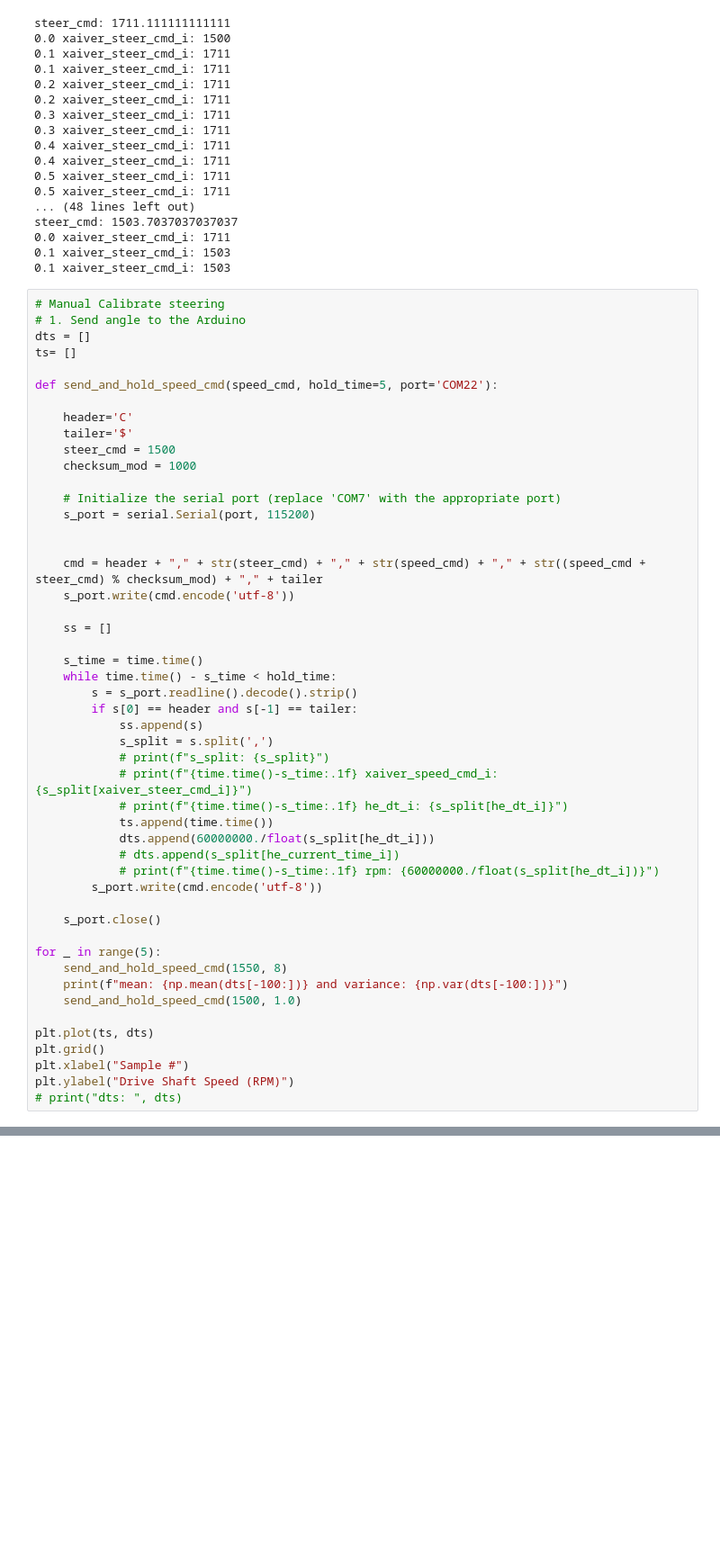
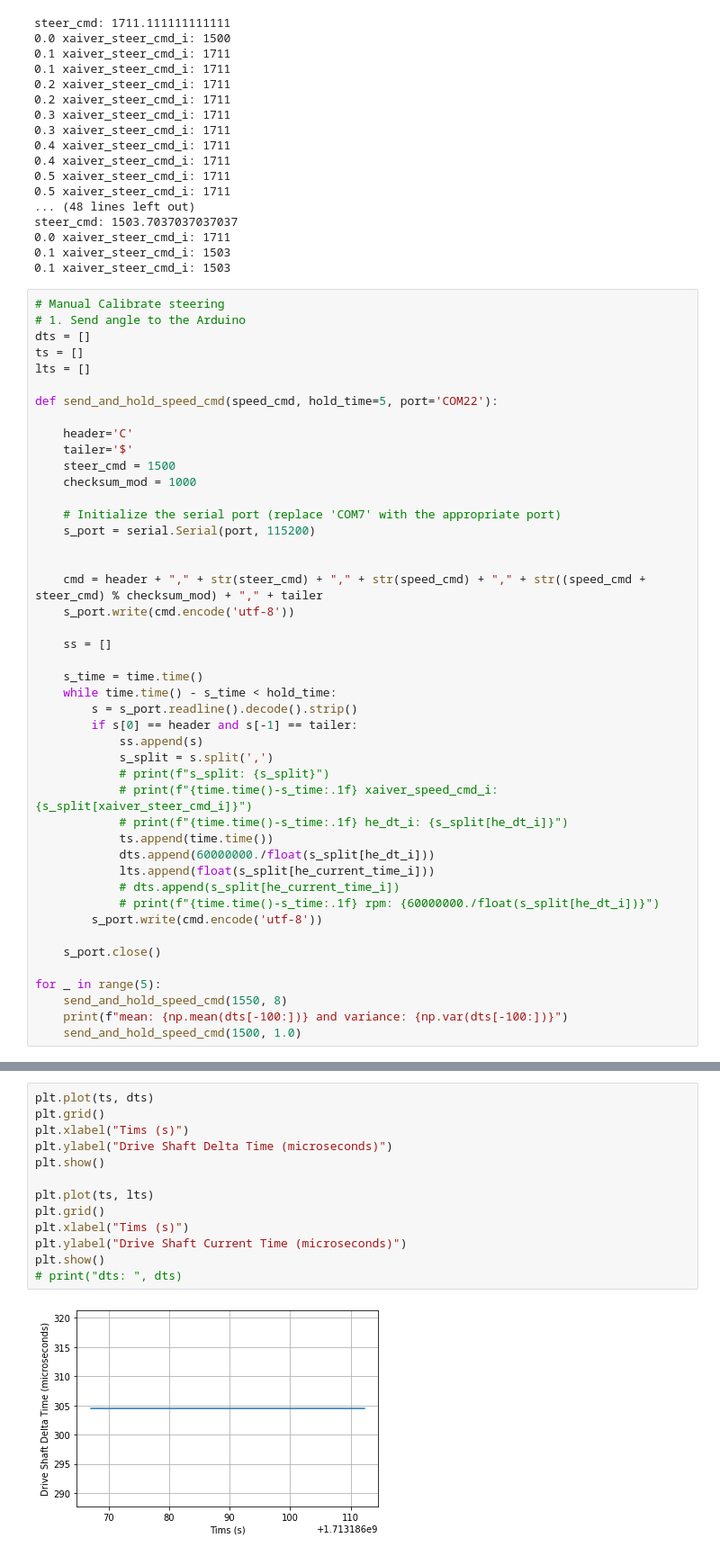
Before and after one commit to smithan7/not-so-dumb-rc-car, a Jupyter notebook: AutonomousCar/code/benchtop_calibration_code.ipynb, the cells around one changed output, grey strips where cells are left out. Shown at 90% size. Saved outputs shown, nothing was run; the diff lists cells and outputs as text; blank space fills up the shorter version.

```diff
--- a/AutonomousCar/code/benchtop_calibration_code.ipynb
+++ b/AutonomousCar/code/benchtop_calibration_code.ipynb
@@ -192,7 +190,8 @@ steer_cmd: 1503.7037037037037
 # Manual Calibrate steering
 # 1. Send angle to the Arduino
 dts = []
-ts= []
+ts = []
+lts = []
 
 def send_and_hold_speed_cmd(speed_cmd, hold_time=5, port='COM22'):
 
@@ -221,6 +220,7 @@ def send_and_hold_speed_cmd(speed_cmd, hold_time=5, port='COM22'):
             # print(f"{time.time()-s_time:.1f} he_dt_i: {s_split[he_dt_i]}")
             ts.append(time.time())
             dts.append(60000000./float(s_split[he_dt_i]))
+            lts.append(float(s_split[he_current_time_i]))
             # dts.append(s_split[he_current_time_i])
             # print(f"{time.time()-s_time:.1f} rpm: {60000000./float(s_split[he_dt_i])}")
         s_port.write(cmd.encode('utf-8'))
@@ -231,10 +231,4 @@ for _ in range(5):
     send_and_hold_speed_cmd(1550, 8)
     print(f"mean: {np.mean(dts[-100:])} and variance: {np.var(dts[-100:])}")
     send_and_hold_speed_cmd(1500, 1.0)
-
-plt.plot(ts, dts)
-plt.grid()
-plt.xlabel("Sample #")
-plt.ylabel("Drive Shaft Speed (RPM)")
-# print("dts: ", dts)
 # %% [output]
@@ -247,0 +240,15 @@ Text(0, 0.5, 'Drive Shaft Speed (RPM)')
+# %%
+plt.plot(ts, dts)
+plt.grid()
+plt.xlabel("Tims (s)")
+plt.ylabel("Drive Shaft Delta Time (microseconds)")
+plt.show()
+
+plt.plot(ts, lts)
+plt.grid()
+plt.xlabel("Tims (s)")
+plt.ylabel("Drive Shaft Current Time (microseconds)")
+plt.show()
+# print("dts: ", dts)
+# %% [output]
+[figure, added]
```
Also changed, not shown: parts of 7 cells of this notebook, 1 other file.
